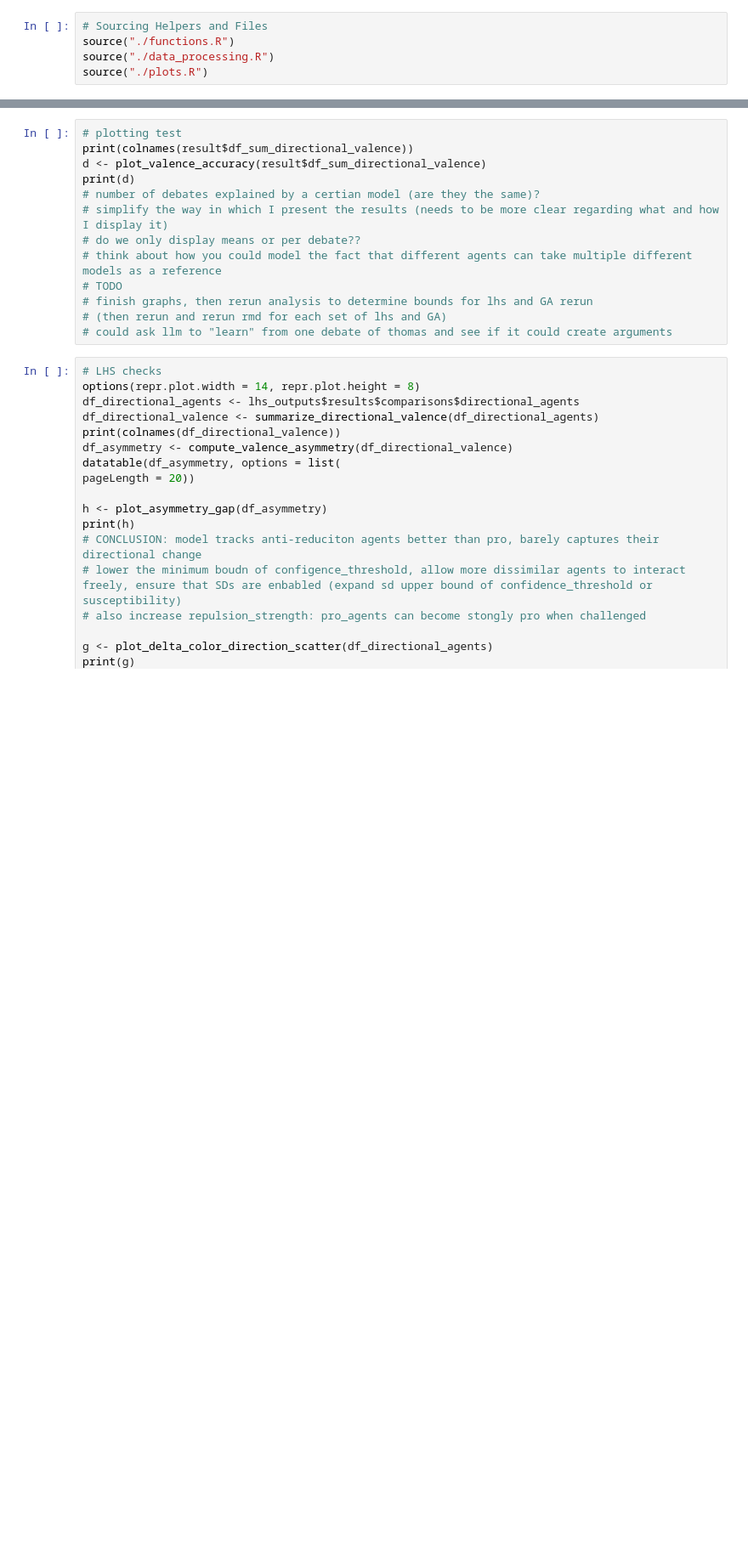
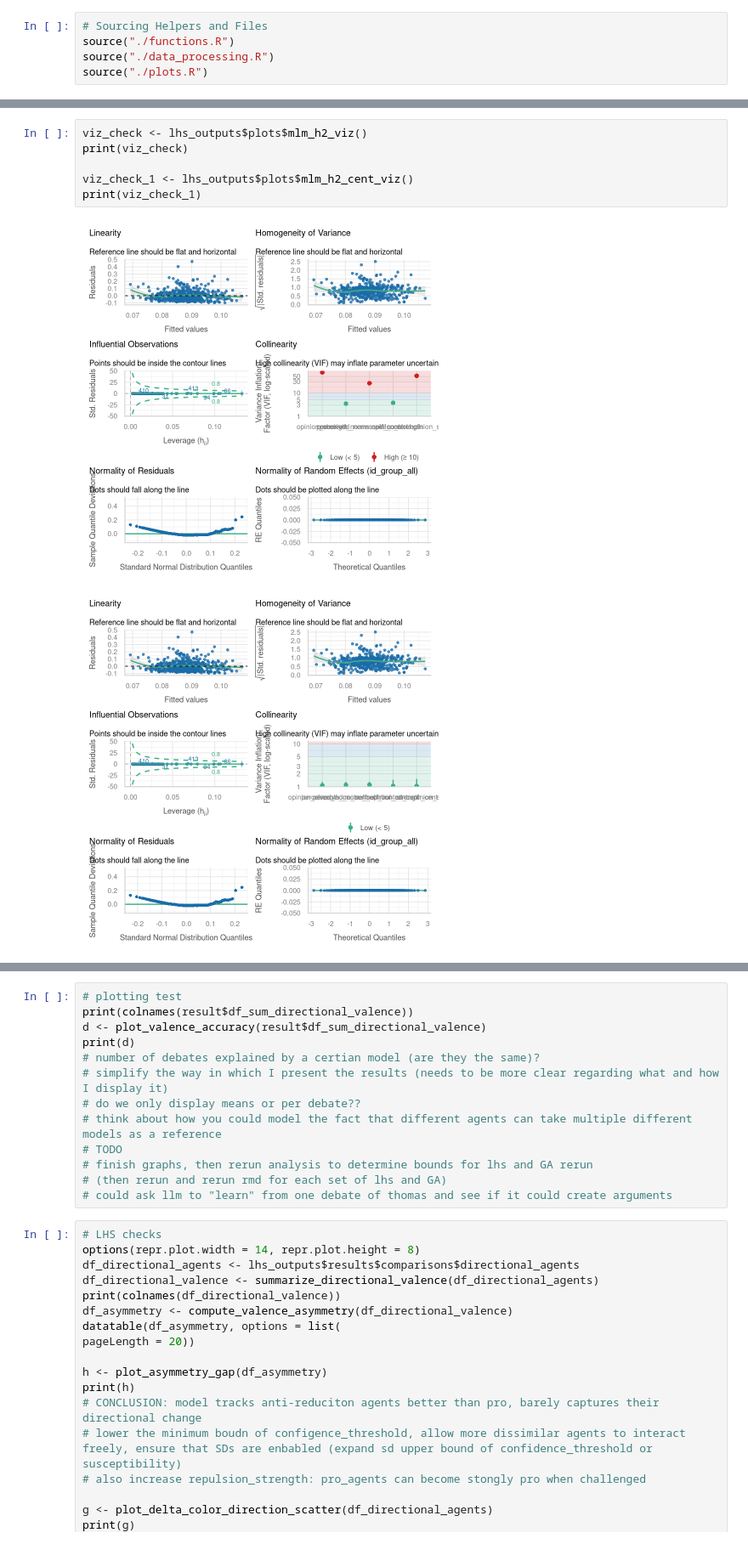
Before and after one commit to NomNom-tk/AGROPT-MODEL, a Jupyter notebook: data-anal/week of 27-4/RMD_Sandbox.ipynb, the cells around one changed output, grey strips where cells are left out. Shown at 85% size. Drawn from its saved outputs; the diff is of its cells as text; blank space fills up the shorter version.

```diff
--- a/data-anal/week of 27-4/RMD_Sandbox.ipynb
+++ b/data-anal/week of 27-4/RMD_Sandbox.ipynb
@@ -67,3 +254,12 @@ if(exists("result1")) {
+# %%
+viz_check <- lhs_outputs$plots$mlm_h2_viz()
+print(viz_check)
+
+viz_check_1 <- lhs_outputs$plots$mlm_h2_cent_viz()
+print(viz_check_1)
+# %% [output]
+[figure, added]
+[figure, added]
 # %%
 df_ag_deduped <- lhs_outputs$results$comparisons$df_ols_agent_data
 
```
Also changed, not shown: parts of 4 cells of this notebook, 5 other files.
